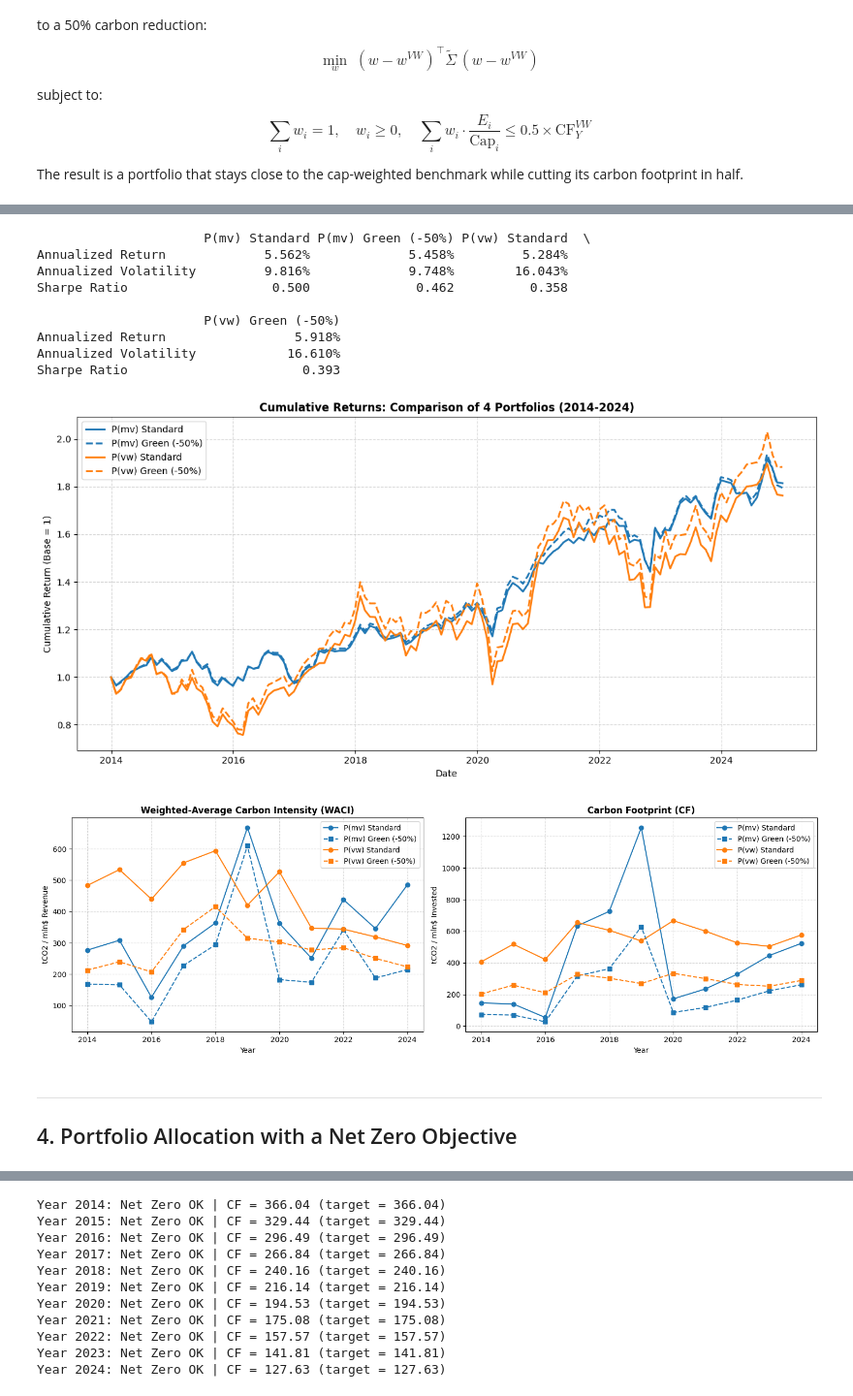
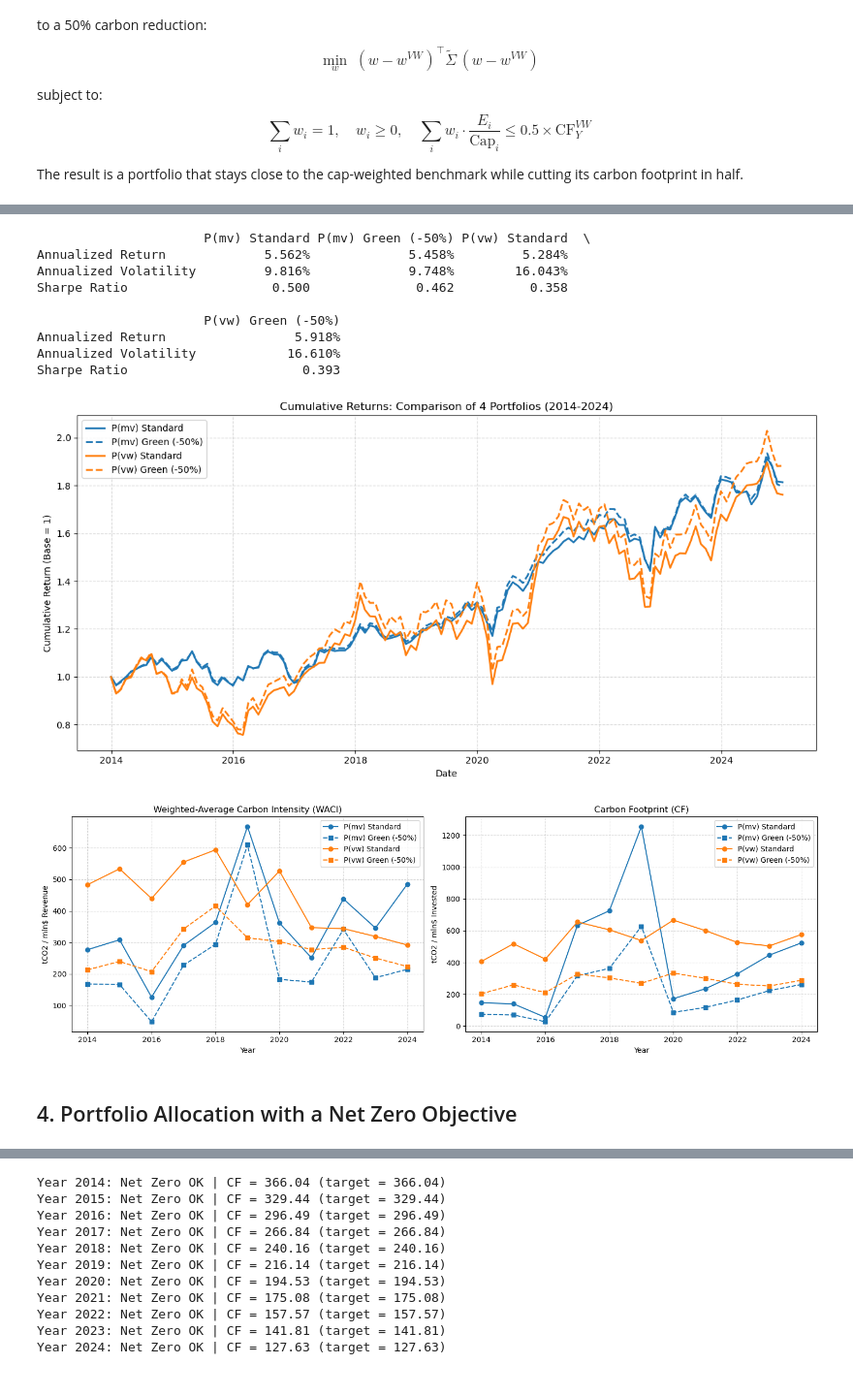
Before and after one commit to yvdri/Sustainability-Aware-Asset-Management-BB, a Jupyter notebook: Sustainability_Aware_Asset_Management_Group_BB.ipynb, the cells around one changed output, grey strips where cells are left out. Shown at 97% size. Cells and saved outputs as stored; diff of their text form; code cells hidden in the pictures.

```diff
--- a/Sustainability_Aware_Asset_Management_Group_BB.ipynb
+++ b/Sustainability_Aware_Asset_Management_Group_BB.ipynb
@@ -1045,24 +1024,25 @@ Comparing each green portfolio to its unconstrained version shows the performanc
 # %%
+# carbon metrics for the green VW portfolio
 waci_vw_c, cf_vw_c = {}, {}
 
 for year in range(2014, 2025):
     prev_year = year - 1
     isins = filtered_carbon_isin_dict[year]
     w_te = weights_te_df.loc[isins, year]
-    E_i   = co2_scope1.loc[isins, prev_year]
+    E_i = co2_scope1.loc[isins, prev_year]
     Rev_i = revenues.loc[isins, prev_year] / 1000.0
     Cap_i = mv_yearly.loc[isins, prev_year]
     CI_i = (E_i / Rev_i).replace([np.inf, -np.inf], np.nan)
     waci_vw_c[year] = (w_te * CI_i).sum()
-    cf_vw_c[year]   = (w_te * (E_i / Cap_i)).sum()
+    cf_vw_c[year] = (w_te * (E_i / Cap_i)).sum()
 
 waci_vw_c = pd.Series(waci_vw_c)
-cf_vw_c   = pd.Series(cf_vw_c)
+cf_vw_c = pd.Series(cf_vw_c)
 
 summary_34_df = pd.DataFrame({
-    "P(mv) Standard":    [ann_return,      ann_volatility,      ann_sharpe],
-    "P(mv) Green (-50%)": [ann_return_c,    ann_volatility_c,    ann_sharpe_c],
-    "P(vw) Standard":    [ann_return_vw,   ann_volatility_vw,   ann_sharpe_vw],
+    "P(mv) Standard": [ann_return, ann_volatility, ann_sharpe],
+    "P(mv) Green (-50%)": [ann_return_c, ann_volatility_c, ann_sharpe_c],
+    "P(vw) Standard": [ann_return_vw, ann_volatility_vw, ann_sharpe_vw],
     "P(vw) Green (-50%)": [ann_return_vw_c, ann_volatility_vw_c, ann_sharpe_vw_c]
 }, index=["Annualized Return", "Annualized Volatility", "Sharpe Ratio"])
 fmt_summary_34 = summary_34_df.copy().astype(object)
@@ -1075,56 +1055,55 @@ for col in fmt_summary_34.columns:
 print(fmt_summary_34)
 
 plt.figure(figsize=(12, 6))
-plt.plot(cumret_mvp.index,   cumret_mvp.values,   label="P(mv) Standard",    color='tab:blue',   linewidth=2)
-plt.plot(cumret_mvp_c.index, cumret_mvp_c.values, label="P(mv) Green (-50%)", color='tab:blue',   linewidth=2, linestyle='--')
-plt.plot(cumret_vw.index,    cumret_vw.values,     label="P(vw) Standard",    color='tab:orange', linewidth=2)
-plt.plot(cumret_vw_c.index,  cumret_vw_c.values,   label="P(vw) Green (-50%)", color='tab:orange', linewidth=2, linestyle='--')
-plt.title("Cumulative Returns: Comparison of 4 Portfolios (2014-2024)", fontweight='bold')
+plt.plot(cumret_mvp.index, cumret_mvp.values, label="P(mv) Standard", color='tab:blue', linewidth=2)
+plt.plot(cumret_mvp_c.index, cumret_mvp_c.values, label="P(mv) Green (-50%)", color='tab:blue', linewidth=2, linestyle='--')
+plt.plot(cumret_vw.index, cumret_vw.values, label="P(vw) Standard", color='tab:orange', linewidth=2)
+plt.plot(cumret_vw_c.index, cumret_vw_c.values, label="P(vw) Green (-50%)", color='tab:orange', linewidth=2, linestyle='--')
+plt.title("Cumulative Returns: Comparison of 4 Portfolios (2014-2024)")
 plt.xlabel("Date")
 plt.ylabel("Cumulative Return (Base = 1)")
 plt.legend()
 plt.grid(True, linestyle='--', alpha=0.5)
 plt.tight_layout()
 plt.show()
 
 fig, axes = plt.subplots(1, 2, figsize=(15, 5))
 
-axes[0].plot(waci_mvp.index,   waci_mvp.values,   label='P(mv) Standard',    color='tab:blue',   marker='o')
-axes[0].plot(waci_mvp_c.index, waci_mvp_c.values, label='P(mv) Green (-50%)', color='tab:blue',   marker='s', linestyle='--')
-axes[0].plot(waci_vw.index,    waci_vw.values,     label='P(vw) Standard',    color='tab:orange', marker='o')
-axes[0].plot(waci_vw_c.index,  waci_vw_c.values,   label='P(vw) Green (-50%)', color='tab:orange', marker='s', linestyle='--')
-axes[0].set_title('Weighted-Average Carbon Intensity (WACI)', fontweight='bold')
+axes[0].plot(waci_mvp.index, waci_mvp.values, label='P(mv) Standard', color='tab:blue', marker='o')
+axes[0].plot(waci_mvp_c.index, waci_mvp_c.values, label='P(mv) Green (-50%)', color='tab:blue', marker='s', linestyle='--')
+axes[0].plot(waci_vw.index, waci_vw.values, label='P(vw) Standard', color='tab:orange', marker='o')
+axes[0].plot(waci_vw_c.index, waci_vw_c.values, label='P(vw) Green (-50%)', color='tab:orange', marker='s', linestyle='--')
+axes[0].set_title('Weighted-Average Carbon Intensity (WACI)')
 axes[0].set_ylabel('tCO2 / mln$ Revenue')
 axes[0].set_xlabel('Year')
 axes[0].legend()
 axes[0].grid(True, linestyle='--', alpha=0.5)
 
-axes[1].plot(cf_mvp.index,   cf_mvp.values,   label='P(mv) Standard',    color='tab:blue',   marker='o')
-axes[1].plot(cf_mvp_c.index, cf_mvp_c.values, label='P(mv) Green (-50%)', color='tab:blue',   marker='s', linestyle='--')
-axes[1].plot(cf_vw.index,    cf_vw.values,     label='P(vw) Standard',    color='tab:orange', marker='o')
-axes[1].plot(cf_vw_c.index,  cf_vw_c.values,   label='P(vw) Green (-50%)', color='tab:orange', marker='s', linestyle='--')
-axes[1].set_title('Carbon Footprint (CF)', fontweight='bold')
+axes[1].plot(cf_mvp.index, cf_mvp.values, label='P(mv) Standard', color='tab:blue', marker='o')
+axes[1].plot(cf_mvp_c.index, cf_mvp_c.values, label='P(mv) Green (-50%)', color='tab:blue', marker='s', linestyle='--')
+axes[1].plot(cf_vw.index, cf_vw.values, label='P(vw) Standard', color='tab:orange', marker='o')
+axes[1].plot(cf_vw_c.index, cf_vw_c.values, label='P(vw) Green (-50%)', color='tab:orange', marker='s', linestyle='--')
+axes[1].set_title('Carbon Footprint (CF)')
 axes[1].set_ylabel('tCO2 / mln$ Invested')
 axes[1].set_xlabel('Year')
 axes[1].legend()
 axes[1].grid(True, linestyle='--', alpha=0.5)
 
 plt.tight_layout()
 plt.show()
 # %% [output]
                       P(mv) Standard P(mv) Green (-50%) P(vw) Standard  \
 Annualized Return             5.562%             5.458%         5.284%
 Annualized Volatility         9.816%             9.748%        16.043%
 Sharpe Ratio                   0.500              0.462          0.358
 
                       P(vw) Green (-50%)
 Annualized Return                 5.918%
 Annualized Volatility            16.610%
 Sharpe Ratio                       0.393
-[figure, old version]
+[figure, new version]
-[figure, old version]
+[figure, new version]
 # %% [markdown]
----
 ## 4. Portfolio Allocation with a Net Zero Objective
 # %% [markdown]
 ### 4.1 Net Zero Portfolio
```
Also changed, not shown: parts of 21 cells of this notebook.
